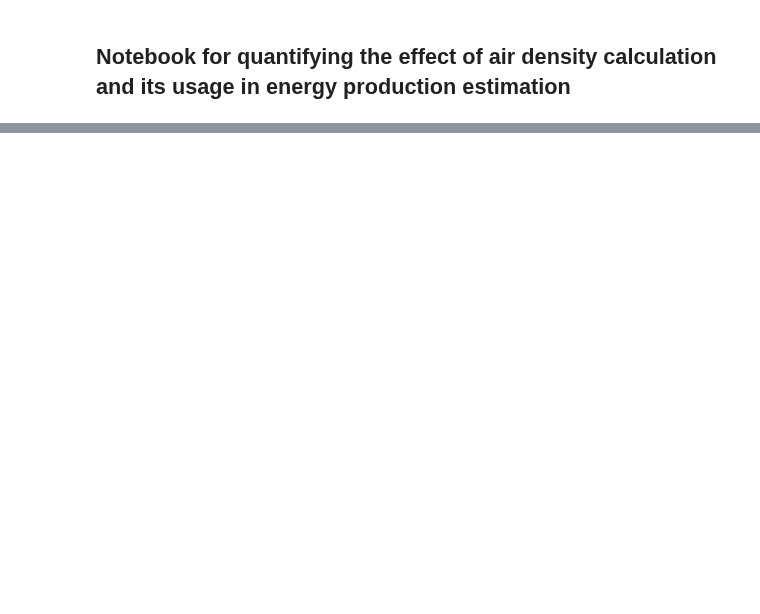
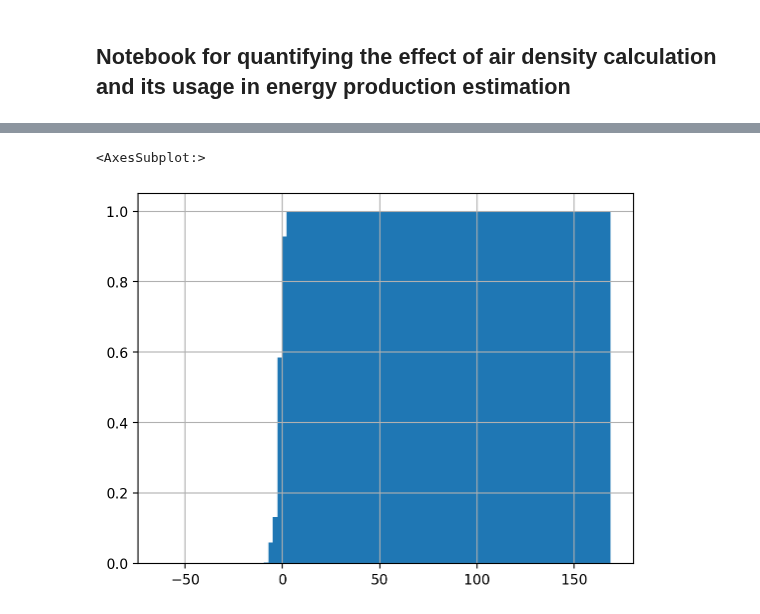
Before and after one commit to NREL/dw-tap, a Jupyter notebook: notebooks/validation/11 Air Density Analysis.ipynb, the cells around one changed output, grey strips where cells are left out. Saved outputs shown, nothing was run; the diff lists cells and outputs as text; code cells hidden in the pictures; blank space fills up the shorter version.

```diff
--- a/notebooks/validation/11 Air Density Analysis.ipynb
+++ b/notebooks/validation/11 Air Density Analysis.ipynb
@@ -36,0 +54,3 @@ wtk_df
+# %%
+wtk_df["ws_adjusted_for_density"] = wtk_df["ws"] * ((air_density/1.225)**(1/3))
+wtk_df["ws_adjusted_for_density"]
@@ -36,0 +70,6 @@ wtk_df
+# %%
+percent_diff = (wtk_df["ws_adjusted_for_density"] - wtk_df["ws"] ) / wtk_df["ws"] * 100.0
+percent_diff.hist(cumulative=True, density=1, bins = 100)
+# %% [output]
+<AxesSubplot:>
+[figure, added]
```
Also changed, not shown: parts of 7 cells of this notebook.
